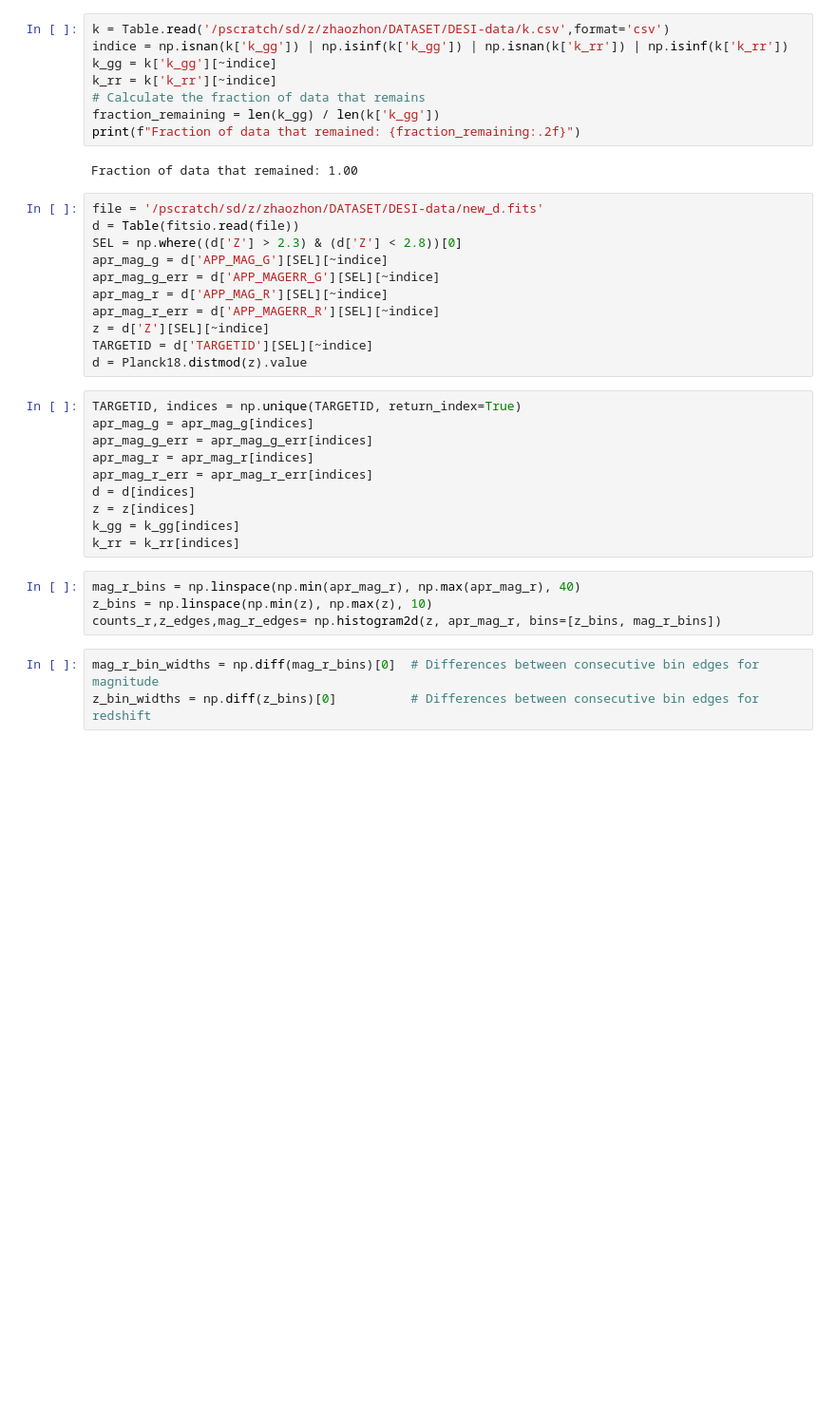
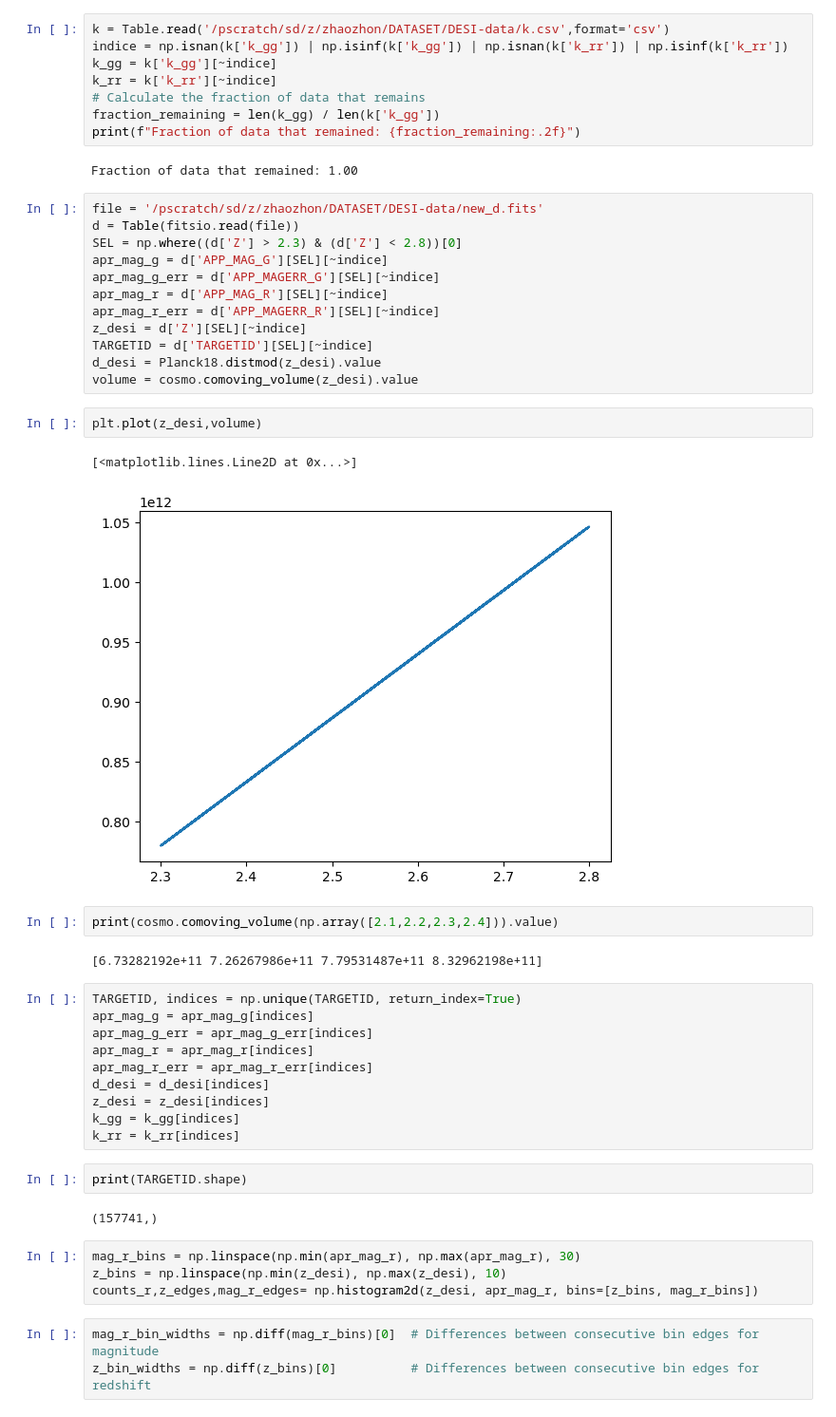
Before and after one commit to XuZhaozhong-1/DESI-ZTF, a Jupyter notebook: DESI-ZTF-2/QSO_DIS1.ipynb, the cells around one changed output. Shown: that part at 95% size. Saved outputs shown, nothing was run; the diff lists cells and outputs as text; blank space fills up the shorter version.

```diff
--- a/DESI-ZTF-2/QSO_DIS1.ipynb
+++ b/DESI-ZTF-2/QSO_DIS1.ipynb
@@ -27,23 +27,37 @@ apr_mag_g = d['APP_MAG_G'][SEL][~indice]
 apr_mag_g_err = d['APP_MAGERR_G'][SEL][~indice]
 apr_mag_r = d['APP_MAG_R'][SEL][~indice]
 apr_mag_r_err = d['APP_MAGERR_R'][SEL][~indice]
-z = d['Z'][SEL][~indice]
+z_desi = d['Z'][SEL][~indice]
 TARGETID = d['TARGETID'][SEL][~indice]
-d = Planck18.distmod(z).value
+d_desi = Planck18.distmod(z_desi).value
+volume = cosmo.comoving_volume(z_desi).value
+# %%
+plt.plot(z_desi,volume)
+# %% [output]
+[<matplotlib.lines.Line2D at 0x...>]
+[figure, added]
+# %%
+print(cosmo.comoving_volume(np.array([2.1,2.2,2.3,2.4])).value)
+# %% [output]
+[6.73282192e+11 7.26267986e+11 7.79531487e+11 8.32962198e+11]
 # %%
 TARGETID, indices = np.unique(TARGETID, return_index=True)
 apr_mag_g = apr_mag_g[indices]
 apr_mag_g_err = apr_mag_g_err[indices]
 apr_mag_r = apr_mag_r[indices]
 apr_mag_r_err = apr_mag_r_err[indices]
-d = d[indices]
-z = z[indices]
+d_desi = d_desi[indices]
+z_desi = z_desi[indices]
 k_gg = k_gg[indices]
 k_rr = k_rr[indices]
+# %%
+print(TARGETID.shape)
+# %% [output]
+(157741,)
 # %%
-mag_r_bins = np.linspace(np.min(apr_mag_r), np.max(apr_mag_r), 40)
-z_bins = np.linspace(np.min(z), np.max(z), 10)
-counts_r,z_edges,mag_r_edges= np.histogram2d(z, apr_mag_r, bins=[z_bins, mag_r_bins])
+mag_r_bins = np.linspace(np.min(apr_mag_r), np.max(apr_mag_r), 30)
+z_bins = np.linspace(np.min(z_desi), np.max(z_desi), 10)
+counts_r,z_edges,mag_r_edges= np.histogram2d(z_desi, apr_mag_r, bins=[z_bins, mag_r_bins])
 # %%
 mag_r_bin_widths = np.diff(mag_r_bins)[0]  # Differences between consecutive bin edges for magnitude
 z_bin_widths = np.diff(z_bins)[0]          # Differences between consecutive bin edges for redshift
```
Also changed, not shown: parts of 9 cells of this notebook, 1 other file.
